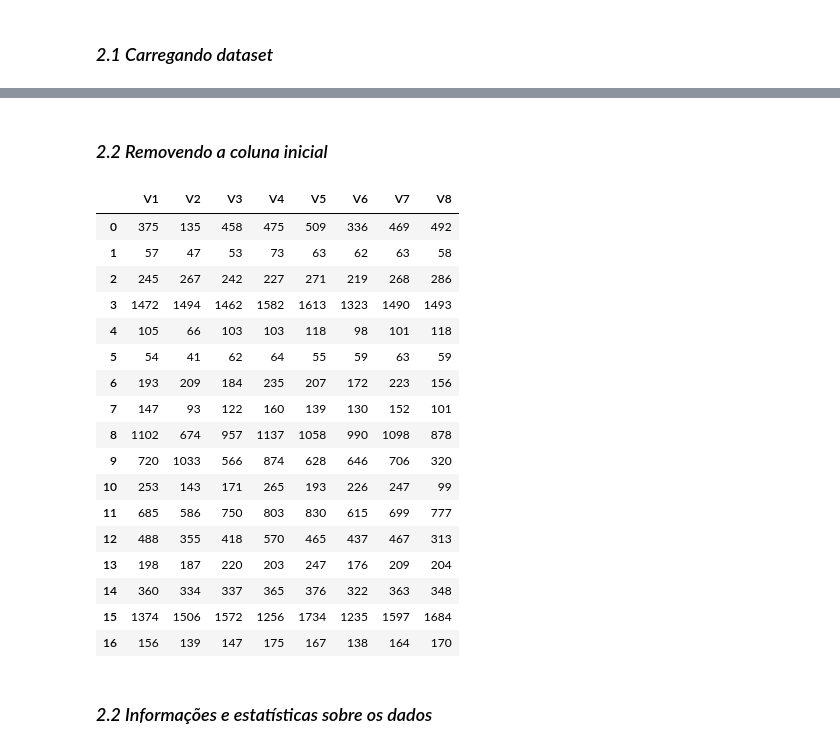
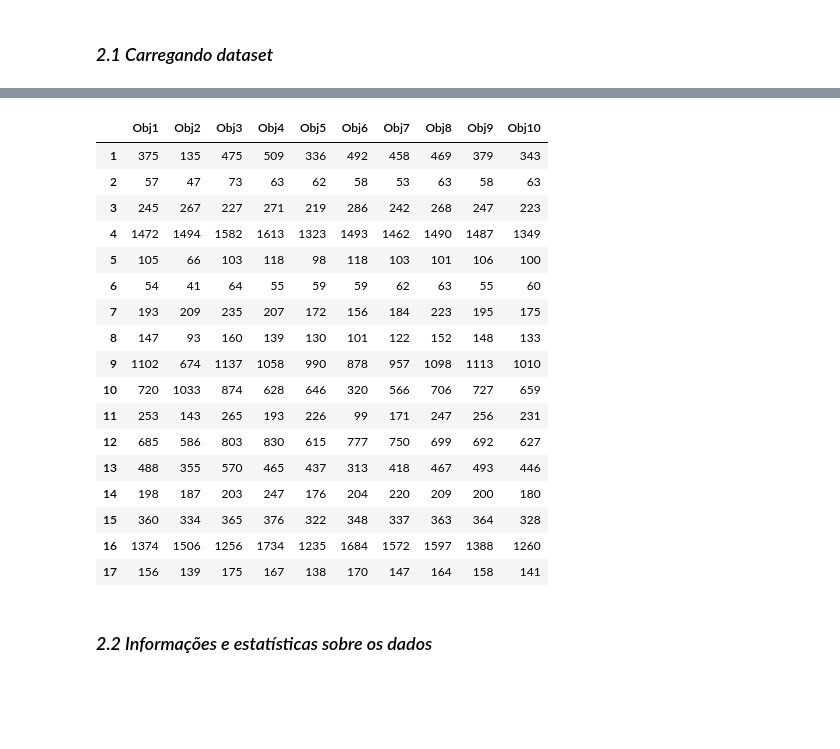
Before and after one commit to jpscard/I2A2_AI_Industry_Desafios, a Jupyter notebook: I2A2_Desafio_1_Analise_de_Equipamento_Defeituoso.ipynb, the cells around one changed output, grey strips where cells are left out. Saved outputs shown, nothing was run; the diff lists cells and outputs as text; code cells hidden in the pictures; blank space fills up the shorter version.

```diff
--- a/I2A2_Desafio_1_Analise_de_Equipamento_Defeituoso.ipynb
+++ b/I2A2_Desafio_1_Analise_de_Equipamento_Defeituoso.ipynb
@@ -42,27 +20,48 @@ display(df)
-# %% [markdown]
-### *2.2 Removendo a coluna inicial*
-# %%
-df = df.drop(['Seq'], axis =1)
-display(df)
-# %% [output]
-|  | V1 | V2 | V3 | V4 | V5 | V6 | V7 | V8 |
-| 0 | 375 | 135 | 458 | 475 | 509 | 336 | 469 | 492 |
-| 1 | 57 | 47 | 53 | 73 | 63 | 62 | 63 | 58 |
-| 2 | 245 | 267 | 242 | 227 | 271 | 219 | 268 | 286 |
-| 3 | 1472 | 1494 | 1462 | 1582 | 1613 | 1323 | 1490 | 1493 |
-| 4 | 105 | 66 | 103 | 103 | 118 | 98 | 101 | 118 |
-| 5 | 54 | 41 | 62 | 64 | 55 | 59 | 63 | 59 |
-| 6 | 193 | 209 | 184 | 235 | 207 | 172 | 223 | 156 |
-| 7 | 147 | 93 | 122 | 160 | 139 | 130 | 152 | 101 |
-| 8 | 1102 | 674 | 957 | 1137 | 1058 | 990 | 1098 | 878 |
-| 9 | 720 | 1033 | 566 | 874 | 628 | 646 | 706 | 320 |
-| 10 | 253 | 143 | 171 | 265 | 193 | 226 | 247 | 99 |
-| 11 | 685 | 586 | 750 | 803 | 830 | 615 | 699 | 777 |
-| 12 | 488 | 355 | 418 | 570 | 465 | 437 | 467 | 313 |
-| 13 | 198 | 187 | 220 | 203 | 247 | 176 | 209 | 204 |
-| 14 | 360 | 334 | 337 | 365 | 376 | 322 | 363 | 348 |
-| 15 | 1374 | 1506 | 1572 | 1256 | 1734 | 1235 | 1597 | 1684 |
-| 16 | 156 | 139 | 147 | 175 | 167 | 138 | 164 | 170 |
+# %%
+data = [
+    [375,   135,    475,    509,    336,    492,    458,    469,    379,    343],
+    [57,    47,     73,     63,     62,     58,     53,     63,     58,     63],
+    [245,   267,    227,    271,    219,    286,    242,    268,    247,    223],
+    [1472,  1494,   1582,   1613,   1323,   1493,   1462,   1490,   1487,   1349],
+    [105,   66,     103,    118,    98,     118,    103,    101,    106,    100],
+    [54,    41,     64,     55,     59,     59,     62,     63,     55,     60],
+    [193,   209,    235,    207,    172,    156,    184,    223,    195,    175],
+    [147,   93,     160,    139,    130,    101,    122,    152,    148,    133],
+    [1102,  674,    1137,   1058,   990,    878,    957,    1098,   1113,   1010],
+    [720,   1033,   874,    628,    646,    320,    566,    706,    727,    659],
+    [253,   143,    265,    193,    226,    99,     171,    247,    256,    231],
+    [685,   586,    803,    830,    615,    777,    750,    699,    692,    627],
+    [488,   355,    570,    465,    437,    313,    418,    467,    493,    446],
+    [198,   187,    203,    247,    176,    204,    220,    209,    200,    180],
+    [360,   334,    365,    376,    322,    348,    337,    363,    364,    328],
+    [1374,  1506,   1256,   1734,   1235,   1684,   1572,   1597,   1388,   1260],
+    [156,   139,    175,    167,    138,    170,    147,    164,    158,    141],
+]
+
+# Definindo dataframe
+df = pd.DataFrame(data, index=range(1,18), columns=['Obj1', 'Obj2', 'Obj3', 'Obj4', 'Obj5', 'Obj6', 'Obj7', 'Obj8', 'Obj9', 'Obj10',])
+
+# Exibir o dataframe
+display(df)
+# %% [output]
+|  | Obj1 | Obj2 | Obj3 | Obj4 | Obj5 | Obj6 | Obj7 | Obj8 | Obj9 | Obj10 |
+| 1 | 375 | 135 | 475 | 509 | 336 | 492 | 458 | 469 | 379 | 343 |
+| 2 | 57 | 47 | 73 | 63 | 62 | 58 | 53 | 63 | 58 | 63 |
+| 3 | 245 | 267 | 227 | 271 | 219 | 286 | 242 | 268 | 247 | 223 |
+| 4 | 1472 | 1494 | 1582 | 1613 | 1323 | 1493 | 1462 | 1490 | 1487 | 1349 |
+| 5 | 105 | 66 | 103 | 118 | 98 | 118 | 103 | 101 | 106 | 100 |
+| 6 | 54 | 41 | 64 | 55 | 59 | 59 | 62 | 63 | 55 | 60 |
+| 7 | 193 | 209 | 235 | 207 | 172 | 156 | 184 | 223 | 195 | 175 |
+| 8 | 147 | 93 | 160 | 139 | 130 | 101 | 122 | 152 | 148 | 133 |
+| 9 | 1102 | 674 | 1137 | 1058 | 990 | 878 | 957 | 1098 | 1113 | 1010 |
+| 10 | 720 | 1033 | 874 | 628 | 646 | 320 | 566 | 706 | 727 | 659 |
+| 11 | 253 | 143 | 265 | 193 | 226 | 99 | 171 | 247 | 256 | 231 |
+| 12 | 685 | 586 | 803 | 830 | 615 | 777 | 750 | 699 | 692 | 627 |
+| 13 | 488 | 355 | 570 | 465 | 437 | 313 | 418 | 467 | 493 | 446 |
+| 14 | 198 | 187 | 203 | 247 | 176 | 204 | 220 | 209 | 200 | 180 |
+| 15 | 360 | 334 | 365 | 376 | 322 | 348 | 337 | 363 | 364 | 328 |
+| 16 | 1374 | 1506 | 1256 | 1734 | 1235 | 1684 | 1572 | 1597 | 1388 | 1260 |
+| 17 | 156 | 139 | 175 | 167 | 138 | 170 | 147 | 164 | 158 | 141 |
 # %% [markdown]
 ### *2.2 Informações e estatísticas sobre os dados*
 # %%
```
Also changed, not shown: parts of 14 cells of this notebook.
